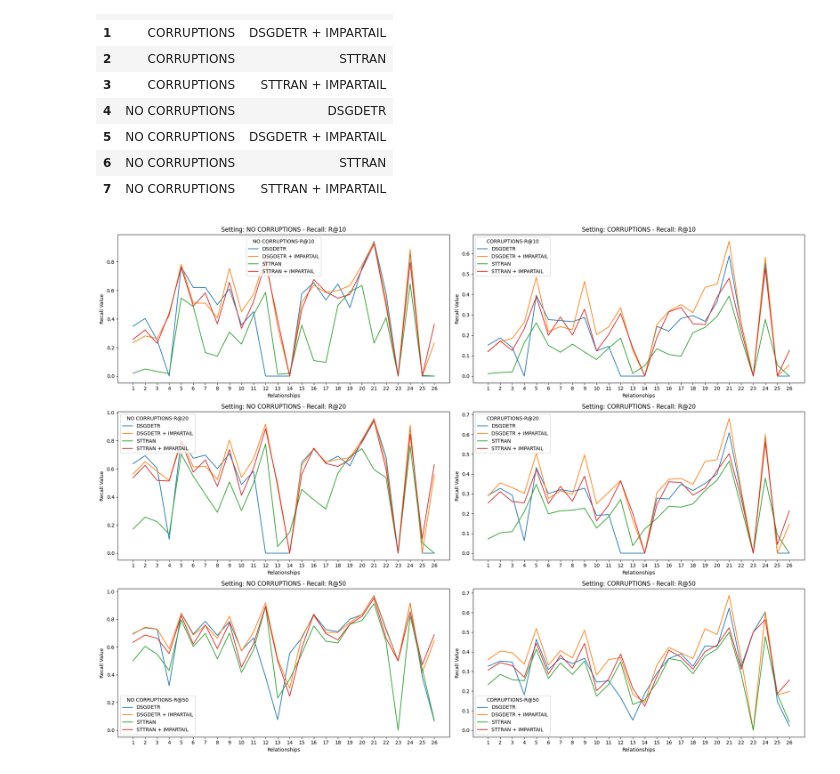
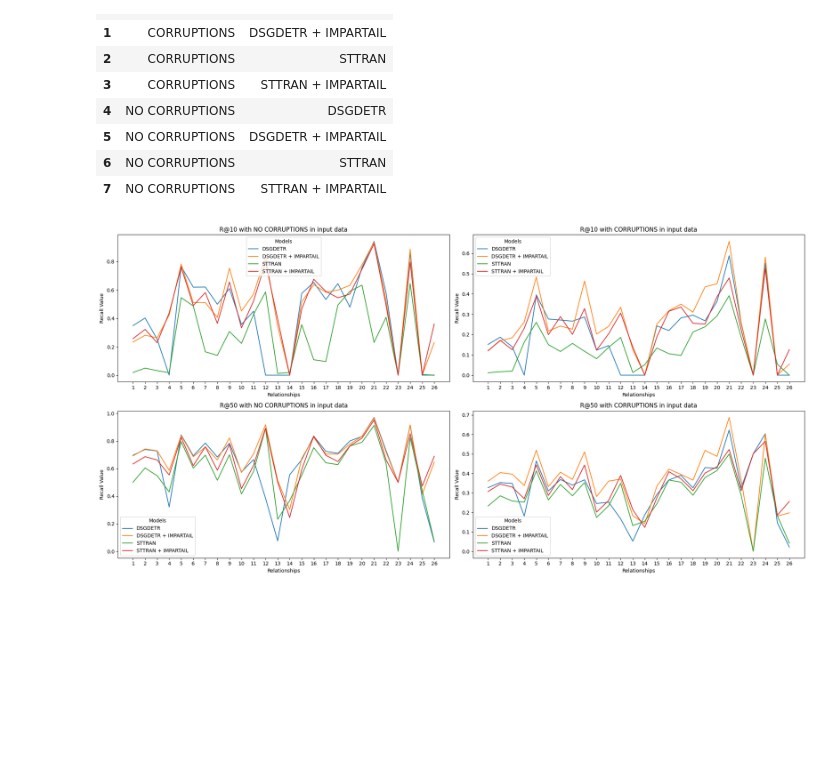
Before and after one commit to rohithpeddi/ImparTail, a Jupyter notebook: analysis/rebuttal/understand_results.ipynb, the cells around one changed output. Saved outputs shown, nothing was run; the diff lists cells and outputs as text; code cells hidden in the pictures; blank space fills up the shorter version.

```diff
--- a/analysis/rebuttal/understand_results.ipynb
+++ b/analysis/rebuttal/understand_results.ipynb
@@ -40,32 +40,32 @@ settings_models
 | 6 | NO CORRUPTIONS | STTRAN |
 | 7 | NO CORRUPTIONS | STTRAN + IMPARTAIL |
 # %%
-fig, axes = plt.subplots(nrows=3, ncols=2, figsize=(20, 15))
+fig, axes = plt.subplots(nrows=2, ncols=2, figsize=(10, 10))
 
 row_counter = -1
 column_counter = -1
 for setting in ["NO CORRUPTIONS", "CORRUPTIONS"]:
 	column_counter += 1
 	row_counter = -1
 	setting_data = data[data['SETTING'] == setting]
-	for recall in ["R@10", "R@20", "R@50"]:
+	for recall in ["R@10", "R@50"]:
 		row_counter += 1
 		ax = axes[row_counter, column_counter]
 		recall_data = setting_data[setting_data['RECALL'] == recall]
 		# Plot the data corresponding to each model to compare the results in columns named 1-26 together and store the plot
 		value_columns = setting_data.columns[3:29]
 		for i in range(len(recall_data)):
 			ax.plot(value_columns, recall_data.iloc[i, 3:29], label=recall_data.iloc[i, 1])
-		ax.set_title(f'Setting: {setting} - Recall: {recall}')
+		ax.set_title(f'{recall} with {setting} in input data')
 		ax.set_xlabel('Relationships')
 		ax.set_ylabel('Recall Value')
-		ax.legend(title=f"{setting}-{recall}")
+		ax.legend(title=f"Models")
 
 fig.tight_layout()
 
 # Save the figure
 plt.savefig('recall_comparison.png')
 
 plt.show()
 # %% [output]
-[figure, old version]
+[figure, new version]
```
Also changed, not shown: 1 other file.
